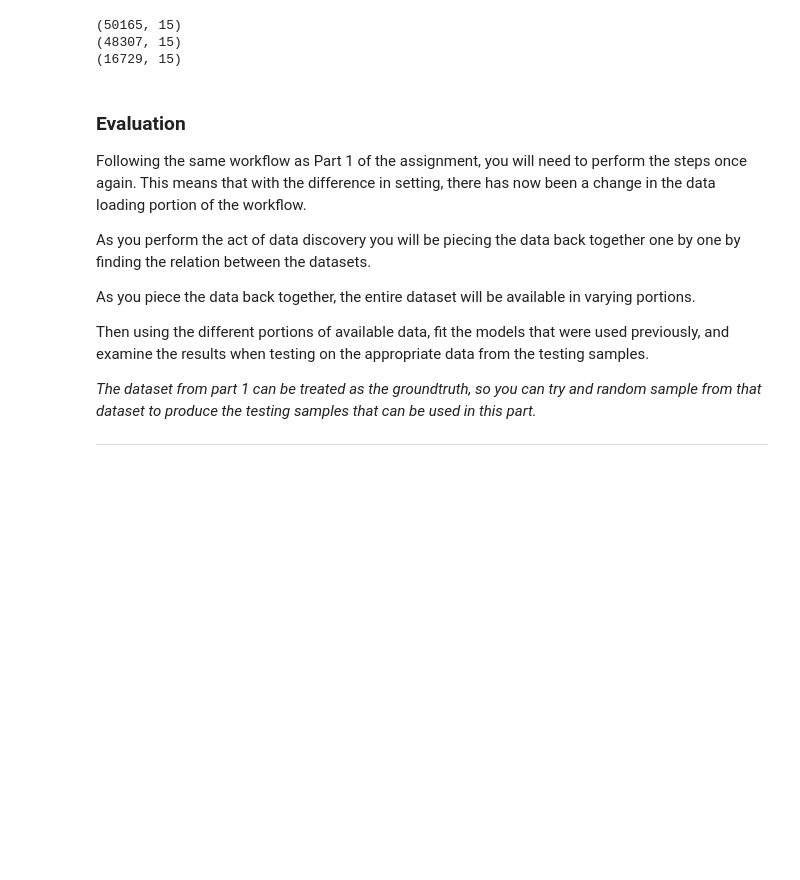
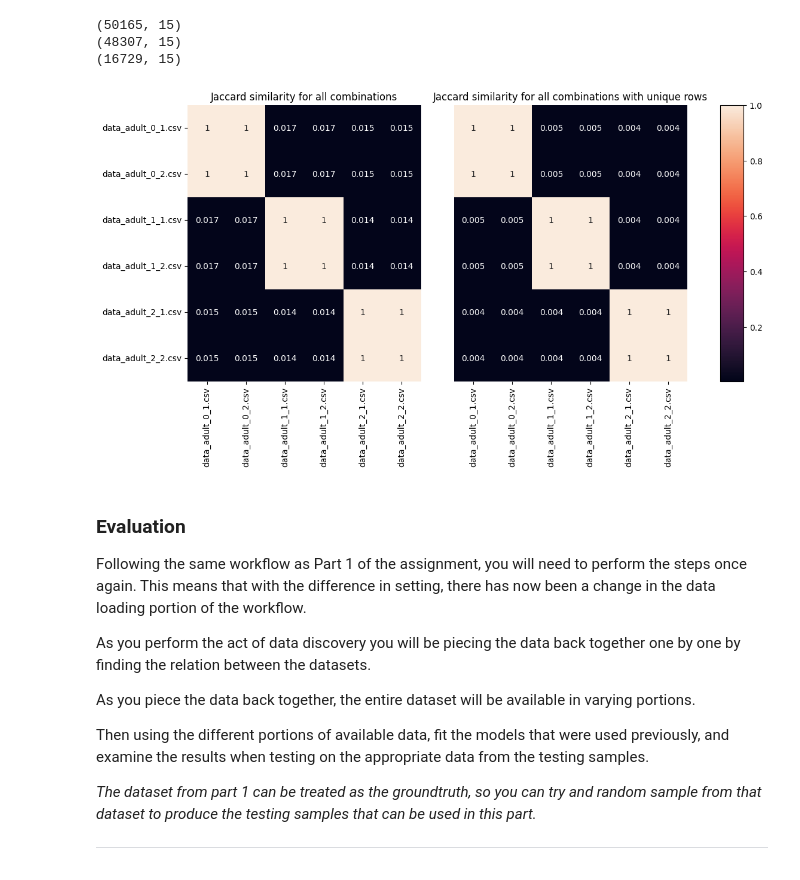
Before and after one commit to shirleyxindi/dme-1, a Jupyter notebook: Assignment_part1 V2.ipynb, the cells around one changed output. Cells and saved outputs as stored; diff of their text form; code cells hidden in the pictures; blank space fills up the shorter version.

Commit message:
Run jaccard similarity plotting

```diff
--- a/Assignment_part1 V2.ipynb
+++ b/Assignment_part1 V2.ipynb
@@ -452,6 +452,13 @@ print(datasets_merged_pertubated[3].shape)
 (50165, 15)
 (48307, 15)
 (16729, 15)
+# %%
+# Plot Jaccard similarity
+datasets = [pd.read_csv(name, na_values='?') for name in dataset_names]
+clean_names = list(map(lambda x: x.split('/')[1], dataset_names))
+jacard_simalirity(datasets, clean_names)
+# %% [output]
+[figure, added]
 # %% [markdown]
 ### Evaluation
 
```
Also changed, not shown: parts of 2 cells of this notebook.
